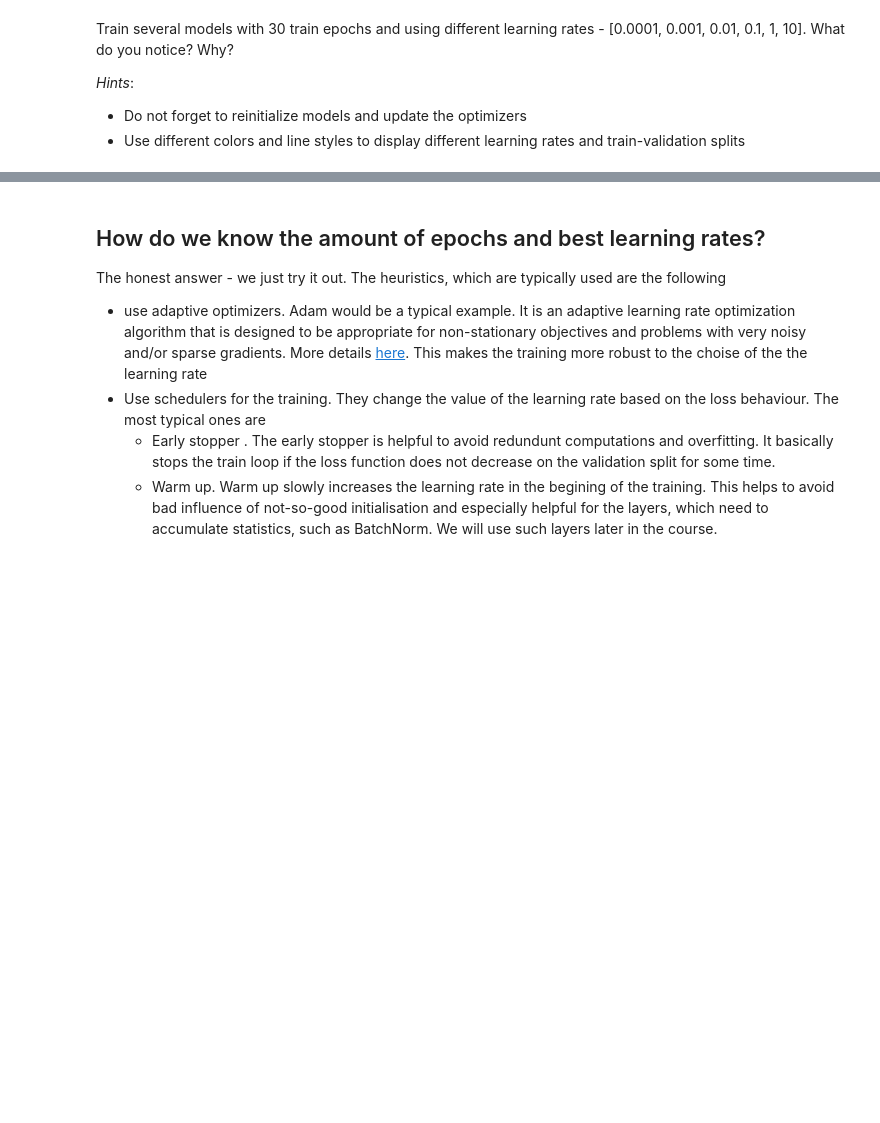
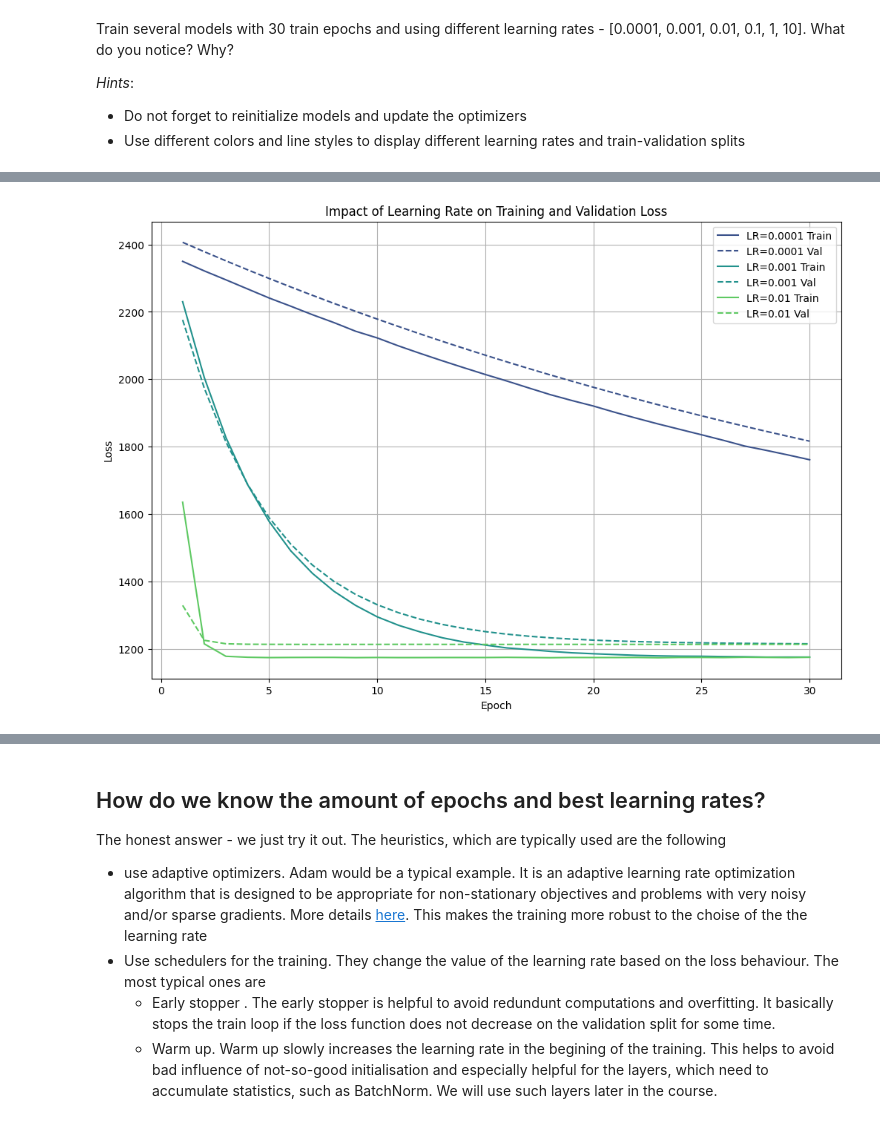
Before and after one commit to Deepak1520/Machine-Learning, a Jupyter notebook: Exercise 2/2_NAME1_NAME2_NAME3.ipynb, the cells around one changed output, grey strips where cells are left out. Drawn from its saved outputs; the diff is of its cells as text; code cells hidden in the pictures; blank space fills up the shorter version.

```diff
--- a/Exercise 2/2_NAME1_NAME2_NAME3.ipynb
+++ b/Exercise 2/2_NAME1_NAME2_NAME3.ipynb
@@ -813,0 +816,19 @@ num_epochs = 30
+# %%
+num_epochs = 30
+
+## TODO - train models with different learning rates
+learning_rates = [0.0001, 0.001, 0.01]
+
+results = []
+
+for i, lr in enumerate(learning_rates):
+    model = LinearRegression(input_dim, output_dim)
+    model.to(device)
+    optimizer =  torch.optim.SGD(model.parameters(), lr = lr)
+    train_loss, val_loss = run_training(model, train_dataloader, val_dataloader,loss_function,optimizer,  epochs = num_epochs, device = device)
+
+    results.append({
+        'learning_rate': lr,
+        'train_loss': train_loss,
+        'val_loss' : val_loss
+    })
@@ -813,0 +853,18 @@ num_epochs = 30
+# %%
+colors = sns.color_palette("viridis", len(learning_rates))
+plt.figure(figsize=(12, 8))
+
+for i, result in enumerate(results):
+    epochs = range(1, num_epochs+1)
+    plt.plot(epochs, result['train_loss'], label = f"LR={result['learning_rate']} Train", color=colors[i], linestyle='-')
+    plt.plot(epochs, result['val_loss'], label = f"LR={result['learning_rate']} Val", color = colors[i], linestyle = '--')
+    plt.title('Impact of Learning Rate on Training and Validation Loss')
+plt.xlabel('Epoch')
+plt.ylabel('Loss')
+plt.legend()
+plt.grid(True)
+
+# Show the plot
+plt.show()
+# %% [output]
+[figure, added]
```
Also changed, not shown: parts of 17 cells of this notebook.
